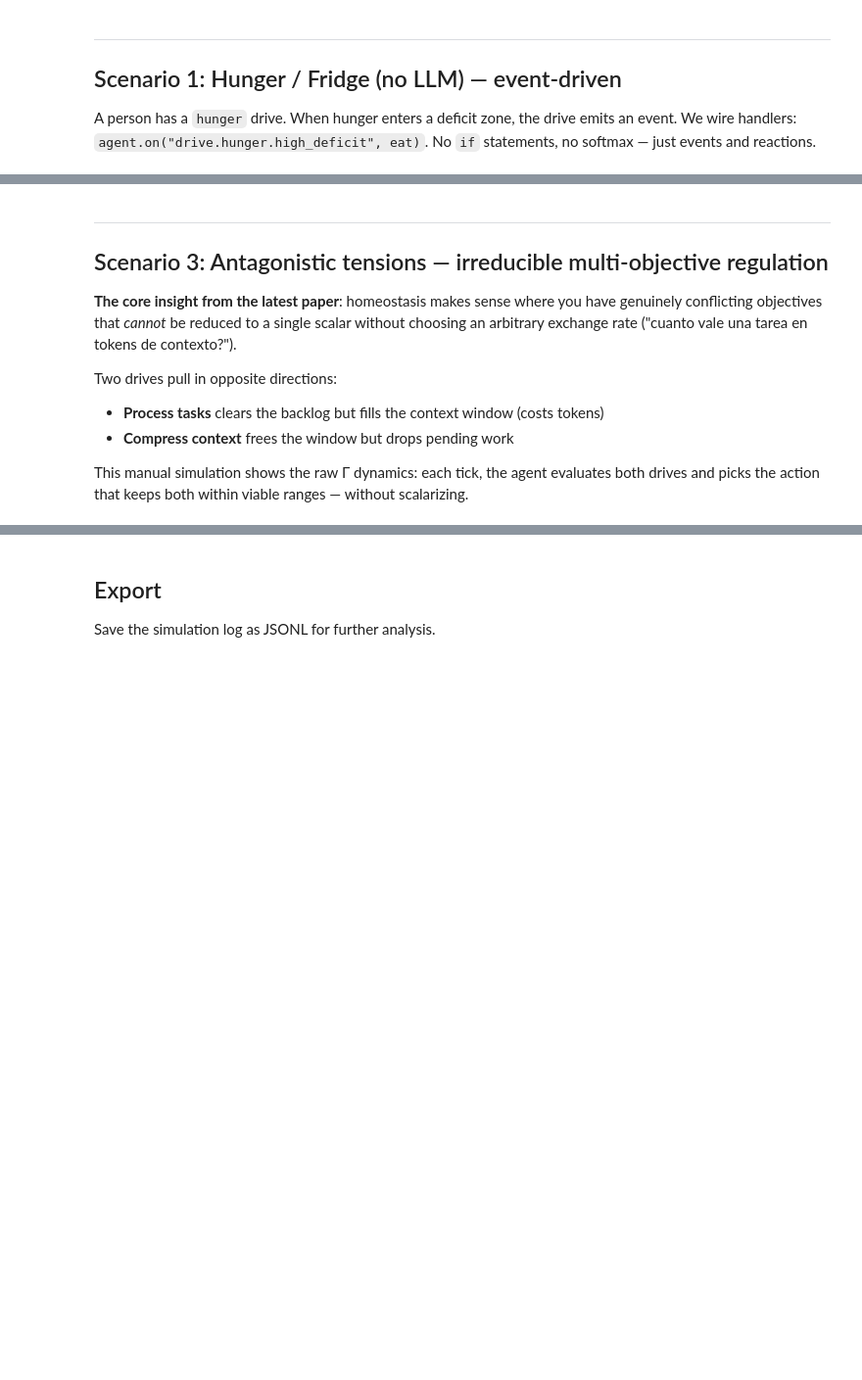
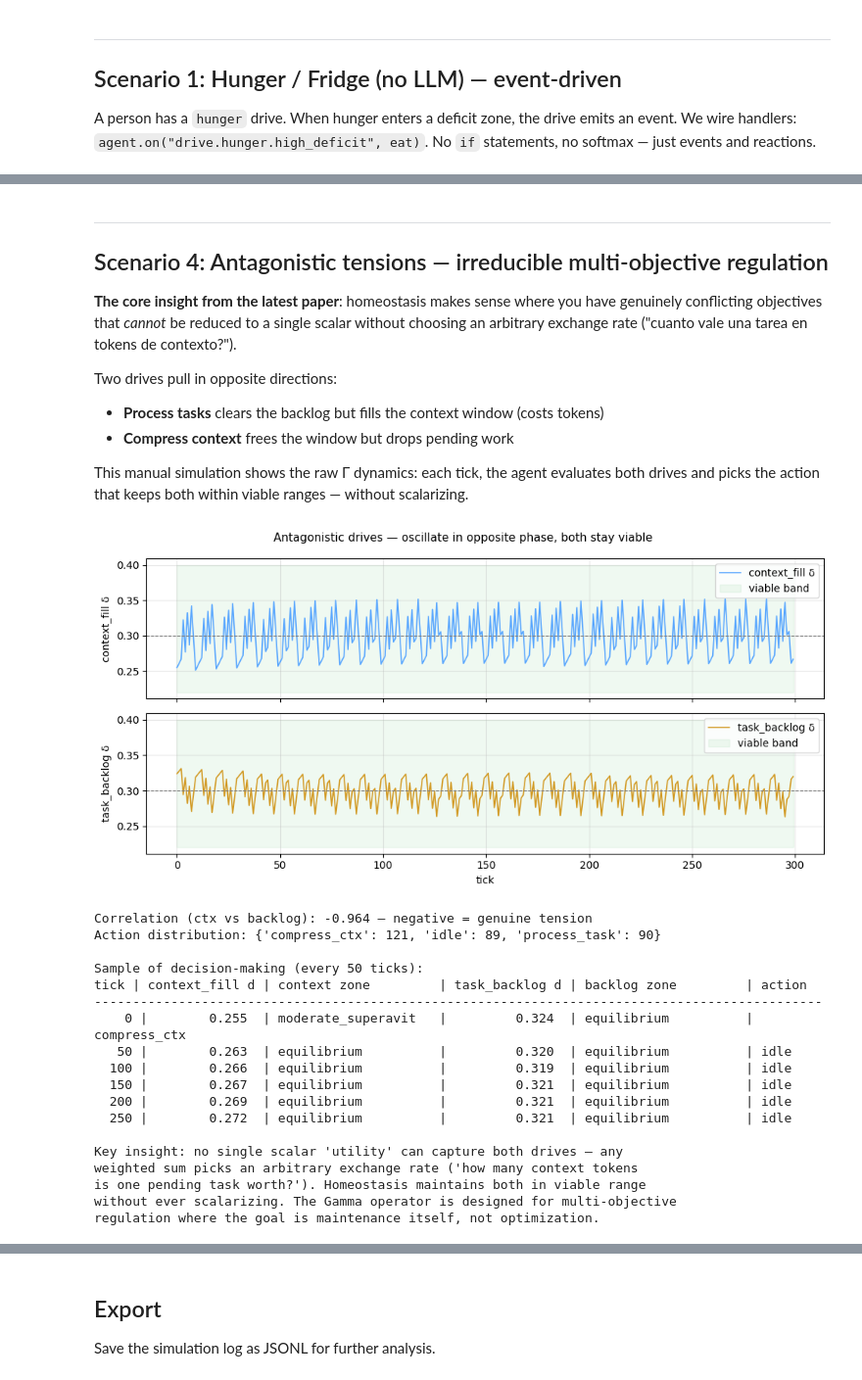
Before and after one commit to codewithpatelo/binsai.py, a Jupyter notebook: notebooks/binsai_quickstart.ipynb, the cells around one changed output, grey strips where cells are left out. Shown at 98% size. Cells and saved outputs as stored; diff of their text form; code cells hidden in the pictures; blank space fills up the shorter version.

```diff
--- a/notebooks/binsai_quickstart.ipynb
+++ b/notebooks/binsai_quickstart.ipynb
@@ -97,26 +140,17 @@ from binsai.action_registry import ActionSet, ActionSpec
 from binsai.action_registry import _handler_llm, _handler_noop
 from binsai.llm import get_backend
 
-# Social actions that satiate relatedness on contact (closes the homeostatic loop).
-def _social_llm(action_name, satiate_amount=0.5):
-    def handler(agent, drive, tick, demand, difficulty):
-        r = agent.drives.get("relatedness")
-        if r:
-            r.satiate(satiate_amount)
-        return "llm"  # proceed to LLM execution after satiating
-    return handler
-
-# 1. Create an agent with a relatedness drive + custom social actions
+# 1. Create two agents with a relatedness drive + custom social actions
 social_actions = ActionSet([
     ActionSpec(
         name="reply", requires_demand=True,
         delta_cost=0.002, ticks=1, max_tokens=256,
-        beta=-0.5, bias=+1.6, handler=_social_llm("reply"),
+        beta=-0.5, bias=+1.6, handler=_handler_llm,  # default when demand present
     ),
     ActionSpec(
         name="initiate_contact", requires_demand=False,
         delta_cost=0.003, ticks=1, max_tokens=256,
-        beta=+6.0, bias=-1.0, handler=_social_llm("initiate_contact"),
+        beta=+10.0, bias=-0.5, handler=_handler_llm,  # activates when relatedness is HIGH (deficit)
     ),
     ActionSpec(
         name="idle", requires_demand=False,
@@ -125,7 +159,7 @@ social_actions = ActionSet([
     ),
 ])
 
-# Regulated agent (relatedness deficit grows when alone → initiate_contact fires)
+# Regulated agent (relatedness decays → proact fires)
 config = WorldConfig(
     seed=42,
     dry_run_llm=("DEEPSEEK_API_KEY" not in os.environ),
@@ -134,8 +168,7 @@ config = WorldConfig(
             name="HomeoBot",
             drive_names=["relatedness"],
             drive_configs=[
-                {"name": "relatedness", "lambda_rate": 0.010, "set_point": 0.30,
-                 "satiation_rate": 0.30},
+                {"name": "relatedness", "lambda_rate": 0.010, "set_point": 0.30},
             ],
             temperature=1.0,
         ),
@@ -146,8 +179,7 @@ w = World(config)
 for agent in w.agents:
     agent.action_set = social_actions
 
-# 2. Simulate: the human sends messages stochastically. In the gaps, relatedness
-#    deficit grows and the agent proactively re-initiates contact.
+# 2. Simulate: human sends a message at tick 5, then stops. Watch relatedness decay → agent re-engages.
 log = w.run(60)
 df = log.to_dataframe()
 # Show trajectory
@@ -171,6 +339,6 @@ print(f"Agent initiated contact at ticks: {proact_ticks}")
 # %% [markdown]
 ---
-## Scenario 3: Antagonistic tensions — irreducible multi-objective regulation
+## Scenario 4: Antagonistic tensions — irreducible multi-objective regulation
 
 **The core insight from the latest paper**: homeostasis makes sense where you have
 genuinely conflicting objectives that *cannot* be reduced to a single scalar without
@@ -183,18 +351,19 @@ Two drives pull in opposite directions:
 This manual simulation shows the raw Γ dynamics: each tick, the agent evaluates both
 drives and picks the action that keeps both within viable ranges — without scalarizing.
 # %%
-from binsai import Drive, Stratum
+from binsai import Drive
 import math, random
 
 rng = random.Random(7)
 
 # Two genuinely antagonistic drives
-ctx = Drive(name="context_fill", stratum=Stratum.TECHNICAL,
+ctx = Drive(name="context_fill",
             value=0.30, set_point=0.30, kappa=0.02, lambda_rate=0.005)
-bl  = Drive(name="task_backlog", stratum=Stratum.TECHNICAL,
+bl  = Drive(name="task_backlog",
             value=0.30, set_point=0.30, kappa=0.02, lambda_rate=0.004)
 
 ctx_traj, bl_traj, actions = [], [], []
+ctx_zones, bl_zones = [], []
 for tick in range(300):
     # Both drives decay each tick
     ctx.update(tick); bl.update(tick)
@@ -218,6 +387,8 @@ for tick in range(300):
 
     ctx_traj.append(ctx.value)
     bl_traj.append(bl.value)
+    ctx_zones.append(ctx.get_zone())
+    bl_zones.append(bl.get_zone())
 
 # Plot: two drives oscillating in opposite phase, both staying viable
 import matplotlib.pyplot as plt
@@ -226,36 +397,56 @@ fig, (ax1, ax2) = plt.subplots(2, 1, figsize=(10, 5), sharex=True)
 ax1.plot(ctx_traj, color='#58a6ff', linewidth=1.2, label='context_fill δ')
 ax1.axhline(0.30, color='gray', linestyle='--', linewidth=0.8)
 ax1.fill_between(range(300), 0.22, 0.40, color='#3fb950', alpha=0.08, label='viable band')
 ax1.set_ylabel('context_fill δ'); ax1.legend(loc='upper right'); ax1.grid(True, alpha=0.3)
 
 ax2.plot(bl_traj, color='#d29922', linewidth=1.2, label='task_backlog δ')
 ax2.axhline(0.30, color='gray', linestyle='--', linewidth=0.8)
 ax2.fill_between(range(300), 0.22, 0.40, color='#3fb950', alpha=0.08, label='viable band')
 ax2.set_xlabel('tick'); ax2.set_ylabel('task_backlog δ')
 ax2.legend(loc='upper right'); ax2.grid(True, alpha=0.3)
 
 fig.suptitle('Antagonistic drives — oscillate in opposite phase, both stay viable', fontsize=11)
 fig.tight_layout(); plt.show()
 
 # Show that the two drives are anti-correlated — genuine tension
 import numpy as np
 corr = np.corrcoef(ctx_traj[50:], bl_traj[50:])[0, 1]
 from collections import Counter
 counts = Counter(actions)
 print(f"Correlation (ctx vs backlog): {corr:.3f} — negative = genuine tension")
 print(f"Action distribution: {dict(counts)}")
 print()
 print("Sample of decision-making (every 50 ticks):")
-print("tick | context_fill δ | context zone         | task_backlog δ | backlog zone         | action")
+print("tick | context_fill d | context zone         | task_backlog d | backlog zone         | action")
 print("-" * 95)
 for tick in range(0, 300, 50):
-    print(f"  {tick:3d} |        {ctx_traj[tick]:.3f}  | {ctx.get_zone():20s} |         {bl_traj[tick]:.3f}  | {bl.get_zone():20s} | {actions[tick]}")
+    print(f"  {tick:3d} |        {ctx_traj[tick]:.3f}  | {ctx_zones[tick]:20s} |         {bl_traj[tick]:.3f}  | {bl_zones[tick]:20s} | {actions[tick]}")
 print()
 print("Key insight: no single scalar 'utility' can capture both drives — any")
 print("weighted sum picks an arbitrary exchange rate ('how many context tokens")
 print("is one pending task worth?'). Homeostasis maintains both in viable range")
-print("without ever scalarizing. The Γ operator is designed for multi-objective")
+print("without ever scalarizing. The Gamma operator is designed for multi-objective")
 print("regulation where the goal is maintenance itself, not optimization.")
+# %% [output]
+[figure, added]
+Correlation (ctx vs backlog): -0.964 — negative = genuine tension
+Action distribution: {'compress_ctx': 121, 'idle': 89, 'process_task': 90}
+
+Sample of decision-making (every 50 ticks):
+tick | context_fill d | context zone         | task_backlog d | backlog zone         | action
+-----------------------------------------------------------------------------------------------
+    0 |        0.255  | moderate_superavit   |         0.324  | equilibrium          | compress_ctx
+   50 |        0.263  | equilibrium          |         0.320  | equilibrium          | idle
+  100 |        0.266  | equilibrium          |         0.319  | equilibrium          | idle
+  150 |        0.267  | equilibrium          |         0.321  | equilibrium          | idle
+  200 |        0.269  | equilibrium          |         0.321  | equilibrium          | idle
+  250 |        0.272  | equilibrium          |         0.321  | equilibrium          | idle
+
+Key insight: no single scalar 'utility' can capture both drives — any
+weighted sum picks an arbitrary exchange rate ('how many context tokens
+is one pending task worth?'). Homeostasis maintains both in viable range
+without ever scalarizing. The Gamma operator is designed for multi-objective
+regulation where the goal is maintenance itself, not optimization.
 # %%
 # ### Baseline comparison: estimate-then-optimize vs homeostasis
 #
```
Also changed, not shown: parts of 11 cells of this notebook, 20 other files.
